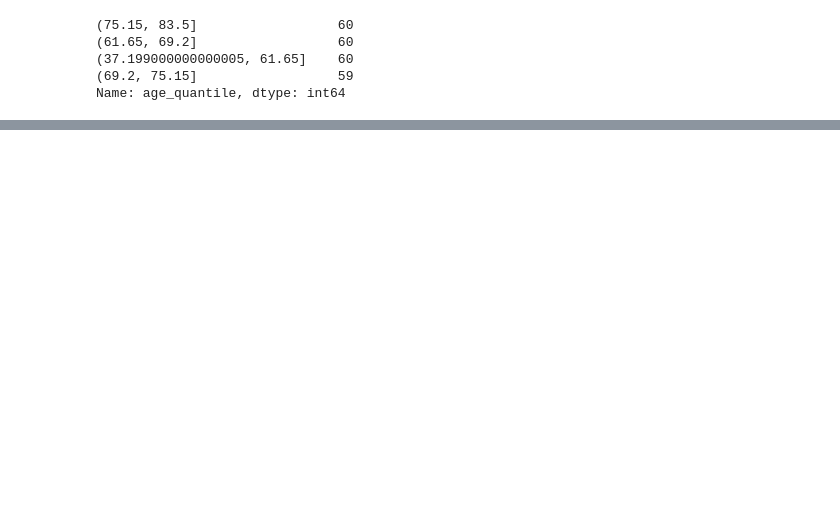
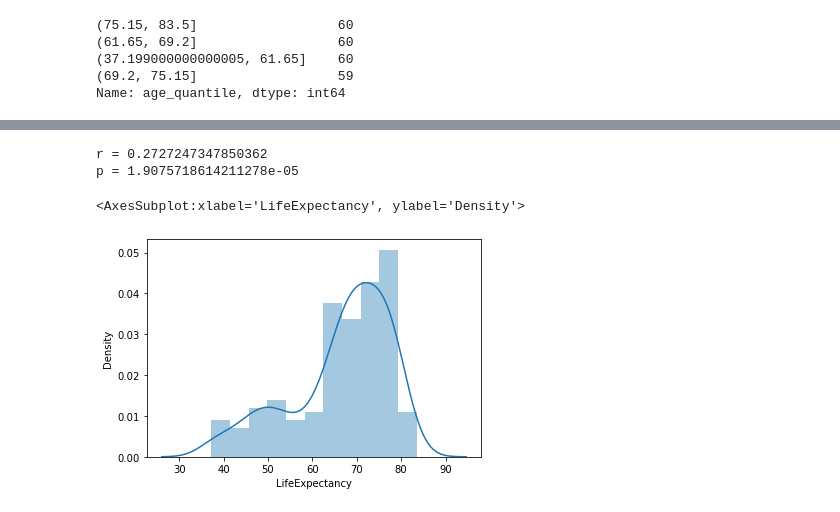
Before and after one commit to matt-c-knight/classification_side_project, a Jupyter notebook: explore.ipynb, the cells around one changed output, grey strips where cells are left out. Cells and saved outputs as stored; diff of their text form; code cells hidden in the pictures; blank space fills up the shorter version.

Commit message:
exploring life expectancy

```diff
--- a/explore.ipynb
+++ b/explore.ipynb
@@ -241,0 +265,12 @@ df.loc[df['age_quantile'].str.contains('37.199000000000005, 61.65'),'age_rank']
+# %%
+r, p = stats.pearsonr(x, y)
+print('r =', r)
+print('p =', p)
+# %% [output]
+r = 0.2727247347850362
+p = 1.9075718614211278e-05
+# %%
+sns.distplot(df.LifeExpectancy)
+# %% [output]
+<AxesSubplot:xlabel='LifeExpectancy', ylabel='Density'>
+[figure, added]
```
Also changed, not shown: parts of 34 cells of this notebook, 3 other files.
